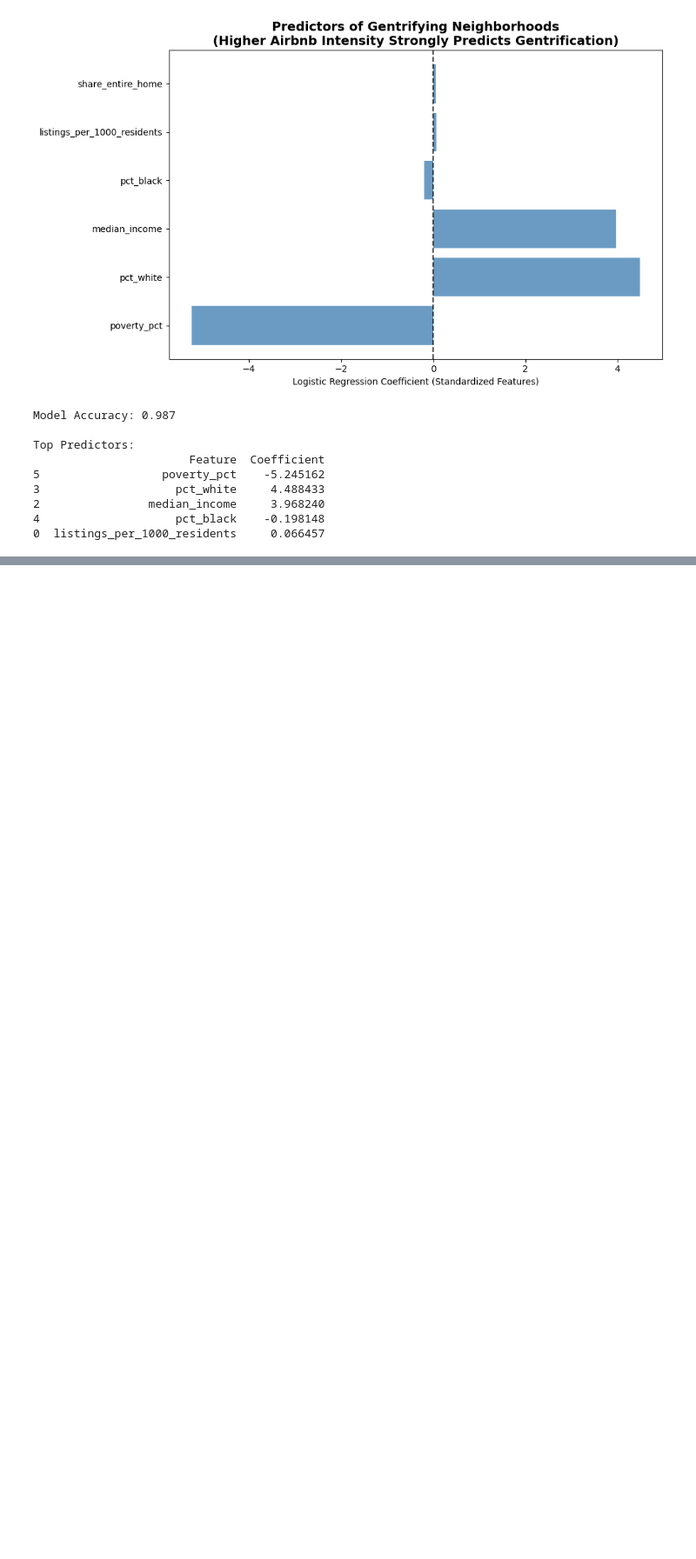
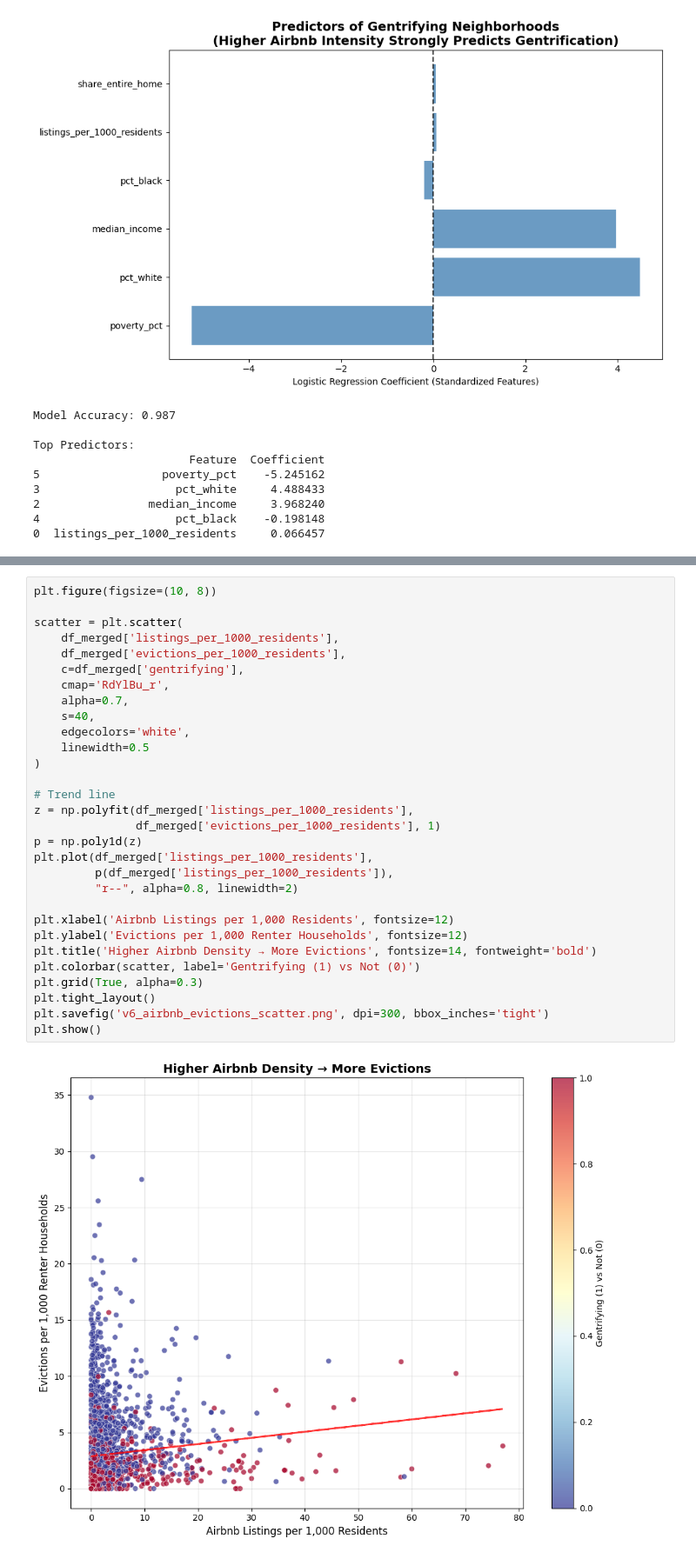
Before and after one commit to chenryry/tsadatascience2026, a Jupyter notebook: graphs.ipynb, the cells around one changed output, grey strips where cells are left out. Shown at 87% size. Drawn from its saved outputs; the diff is of its cells as text; blank space fills up the shorter version.

Commit message:
more graphics and playing aroudn with maps

```diff
--- a/graphs.ipynb
+++ b/graphs.ipynb
@@ -519,0 +558,32 @@ Top Predictors:
+# %%
+plt.figure(figsize=(10, 8))
+
+scatter = plt.scatter(
+    df_merged['listings_per_1000_residents'],
+    df_merged['evictions_per_1000_residents'],
+    c=df_merged['gentrifying'],
+    cmap='RdYlBu_r',
+    alpha=0.7,
+    s=40,
+    edgecolors='white',
+    linewidth=0.5
+)
+
+# Trend line
+z = np.polyfit(df_merged['listings_per_1000_residents'],
+               df_merged['evictions_per_1000_residents'], 1)
+p = np.poly1d(z)
+plt.plot(df_merged['listings_per_1000_residents'],
+         p(df_merged['listings_per_1000_residents']),
+         "r--", alpha=0.8, linewidth=2)
+
+plt.xlabel('Airbnb Listings per 1,000 Residents', fontsize=12)
+plt.ylabel('Evictions per 1,000 Renter Households', fontsize=12)
+plt.title('Higher Airbnb Density → More Evictions', fontsize=14, fontweight='bold')
+plt.colorbar(scatter, label='Gentrifying (1) vs Not (0)')
+plt.grid(True, alpha=0.3)
+plt.tight_layout()
+plt.savefig('v6_airbnb_evictions_scatter.png', dpi=300, bbox_inches='tight')
+plt.show()
+# %% [output]
+[figure, added]
```
Also changed, not shown: parts of 13 cells of this notebook, 3 other files.
